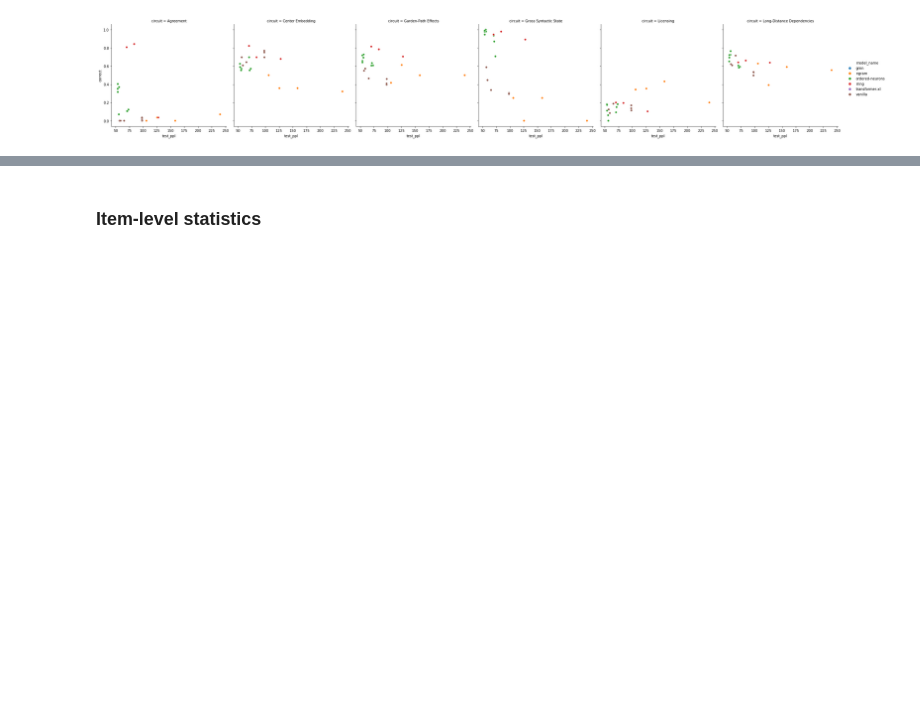
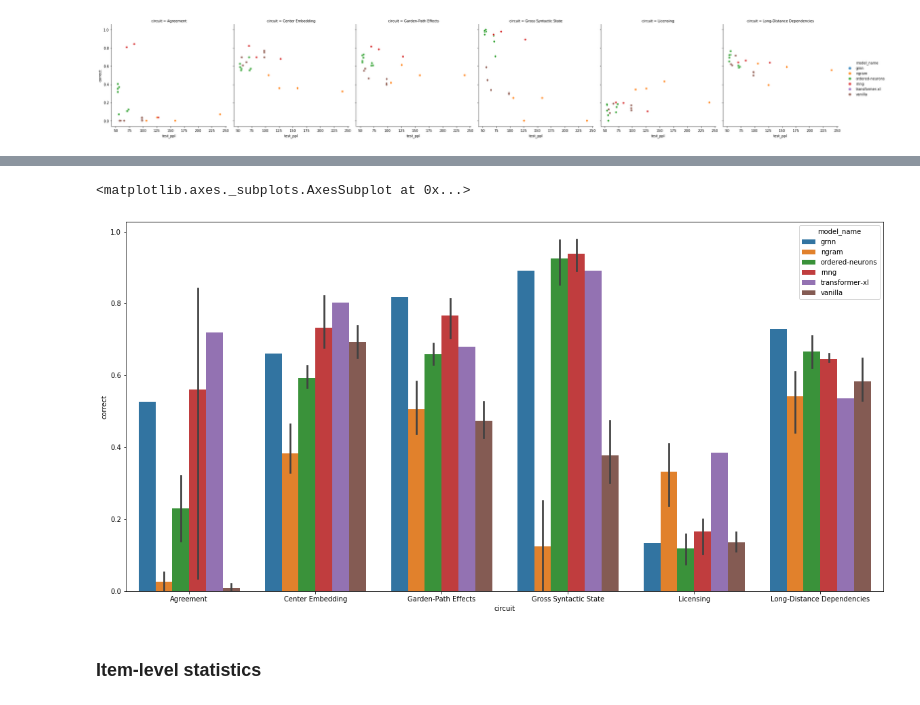
Before and after one commit to cpllab/syntactic-generalization, a Jupyter notebook: notebooks/main.ipynb, the cells around one changed output, grey strips where cells are left out. Saved outputs shown, nothing was run; the diff lists cells and outputs as text; code cells hidden in the pictures; blank space fills up the shorter version.

```diff
--- a/notebooks/main.ipynb
+++ b/notebooks/main.ipynb
@@ -280,3 +284,9 @@ Name: correct, Length: 102, dtype: float64
+# %%
+plt.subplots(figsize=(20, 10))
+sns.barplot(data=joined_data_circuits, x="circuit", y="correct", hue="model_name")
+# %% [output]
+<matplotlib.axes._subplots.AxesSubplot at 0x...>
+[figure, added]
 # %% [markdown]
 ### Item-level statistics
 # %% [markdown]
```
Also changed, not shown: parts of 2 cells of this notebook, 1 other file.
